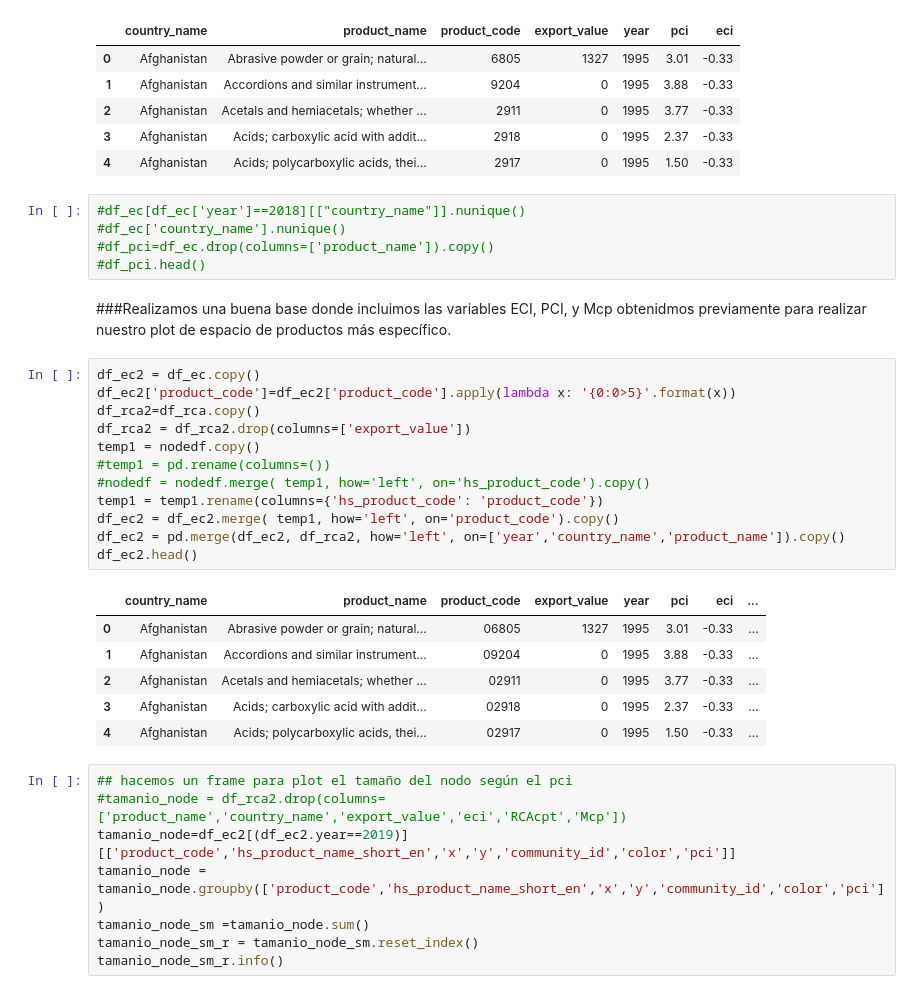
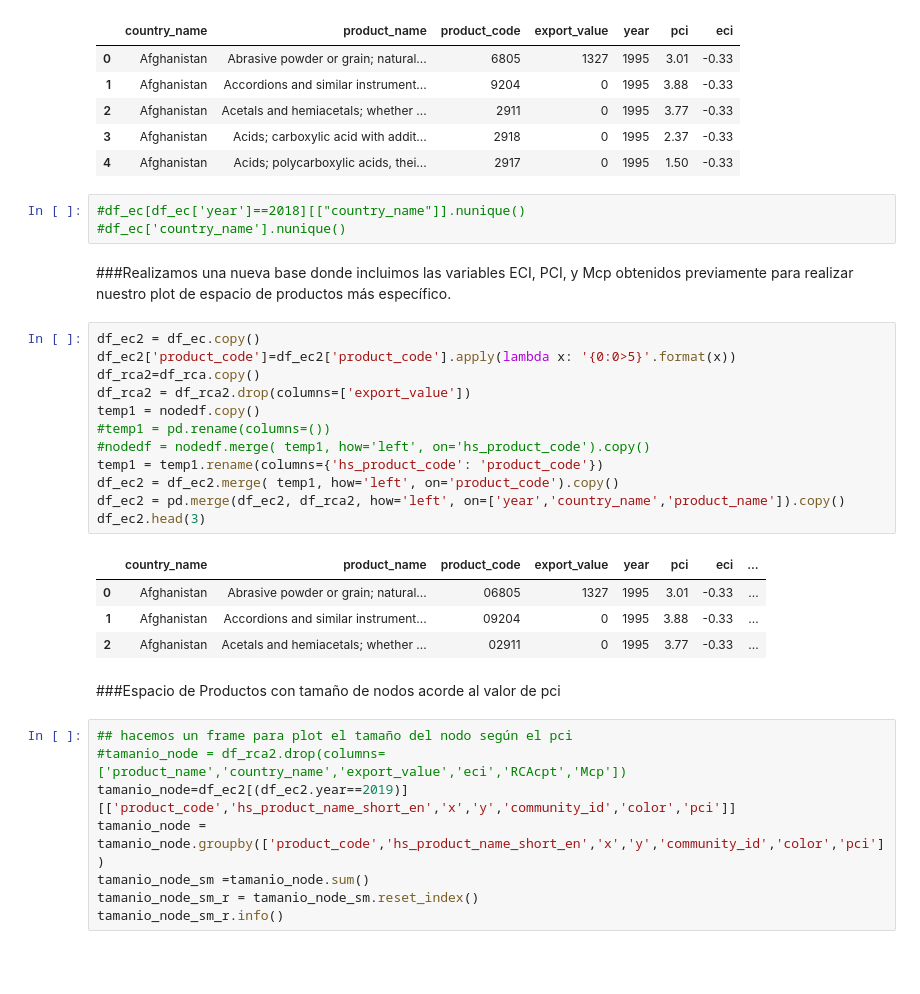
Before and after one commit to descandon88/Analisis-de-Redes, a Jupyter notebook: Trabajo_Análisis_de_Redes.ipynb, the cells around one changed output. Cells and saved outputs as stored; diff of their text form; blank space fills up the shorter version.

```diff
--- a/Trabajo_Análisis_de_Redes.ipynb
+++ b/Trabajo_Análisis_de_Redes.ipynb
@@ -917,29 +932,27 @@ df_ec.head()
 # %%
 #df_ec[df_ec['year']==2018][["country_name"]].nunique()
 #df_ec['country_name'].nunique()
-#df_pci=df_ec.drop(columns=['product_name']).copy()
-#df_pci.head()
 # %% [markdown]
-###Realizamos una buena base donde incluimos las variables ECI, PCI, y Mcp obtenidmos previamente para realizar nuestro plot de espacio de productos más específico.
+###Realizamos una nueva base donde incluimos las variables ECI, PCI, y Mcp obtenidos previamente para realizar nuestro plot de espacio de productos más específico.
 # %%
 df_ec2 = df_ec.copy()
 df_ec2['product_code']=df_ec2['product_code'].apply(lambda x: '{0:0>5}'.format(x))
 df_rca2=df_rca.copy()
 df_rca2 = df_rca2.drop(columns=['export_value'])
 temp1 = nodedf.copy()
 #temp1 = pd.rename(columns=())
 #nodedf = nodedf.merge( temp1, how='left', on='hs_product_code').copy()
 temp1 = temp1.rename(columns={'hs_product_code': 'product_code'})
 df_ec2 = df_ec2.merge( temp1, how='left', on='product_code').copy()
 df_ec2 = pd.merge(df_ec2, df_rca2, how='left', on=['year','country_name','product_name']).copy()
-df_ec2.head()
+df_ec2.head(3)
 # %% [output]
 |  | country_name | product_name | product_code | export_value | year | pci | eci | ... |
 | 0 | Afghanistan | Abrasive powder or grain; natural... | 06805 | 1327 | 1995 | 3.01 | -0.33 | ... |
 | 1 | Afghanistan | Accordions and similar instrument... | 09204 | 0 | 1995 | 3.88 | -0.33 | ... |
 | 2 | Afghanistan | Acetals and hemiacetals; whether ... | 02911 | 0 | 1995 | 3.77 | -0.33 | ... |
-| 3 | Afghanistan | Acids; carboxylic acid with addit... | 02918 | 0 | 1995 | 2.37 | -0.33 | ... |
-| 4 | Afghanistan | Acids; polycarboxylic acids, thei... | 02917 | 0 | 1995 | 1.50 | -0.33 | ... |
+# %% [markdown]
+###Espacio de Productos con tamaño de nodos acorde al valor de pci
 # %%
 ## hacemos un frame para plot el tamaño del nodo según el pci
 #tamanio_node = df_rca2.drop(columns=['product_name','country_name','export_value','eci','RCAcpt','Mcp'])
```
Also changed, not shown: parts of 54 cells of this notebook.
